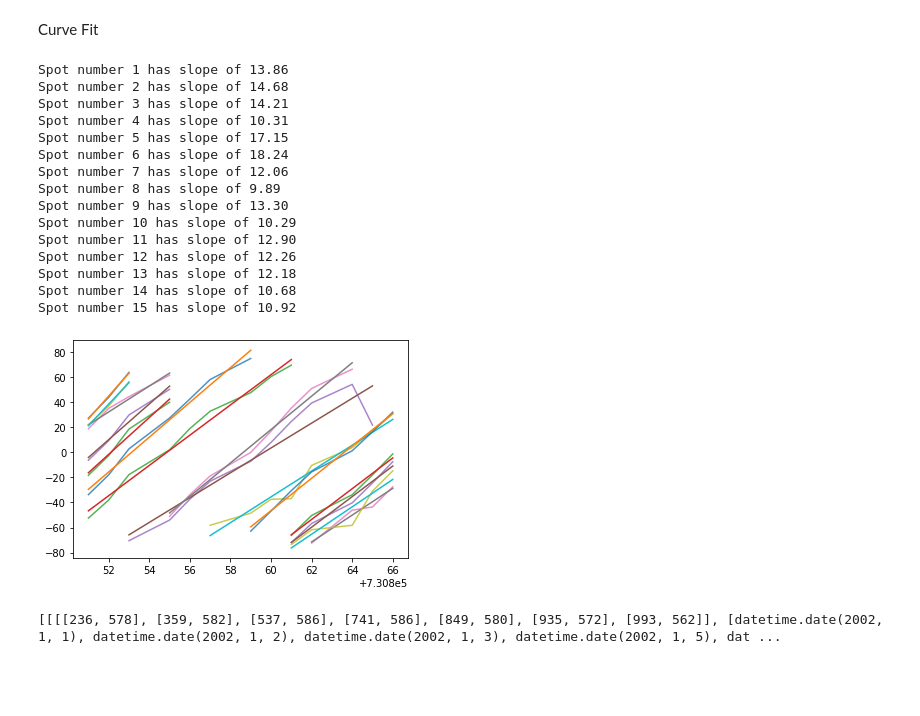
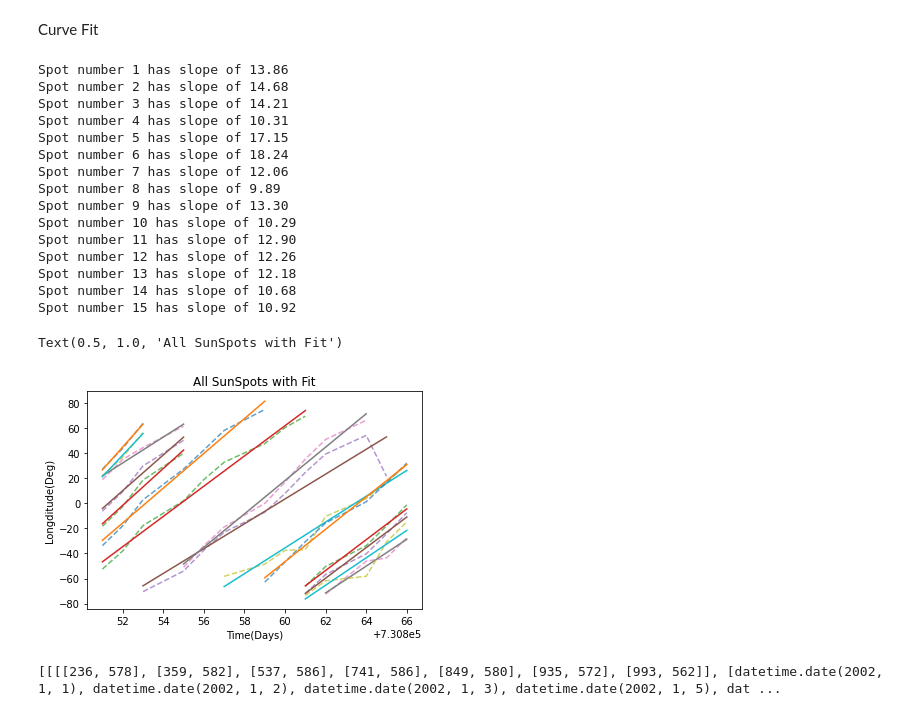
Before and after one commit to StephenJohnson-CardiffUni/Astro, a Jupyter notebook: SunSpot.ipynb, the cells around one changed output. Cells and saved outputs as stored; diff of their text form; code cells hidden in the pictures; blank space fills up the shorter version.

Commit message:
More pretty (curve fit graph)

```diff
--- a/SunSpot.ipynb
+++ b/SunSpot.ipynb
@@ -313,35 +313,40 @@ from scipy.optimize import curve_fit
 
 def lineFunc(x,m,c):
   return (m*x)+c
 
 
 #array for curvefitdatas tolive in
 FullcurveData = [ [[]for i in range(2)] for i in range(len(timeList))]
 
 for i in range(len(timeList)-1):
   popt,pcov = curve_fit(lineFunc,timeList[i][0],cleanedList[i][4])
   FullcurveData[i][0] = popt
   FullcurveData[i][1] = pcov
-  plt.plot(timeList[i][0],cleanedList[i][4],alpha=0.8)
+  plt.plot(timeList[i][0],cleanedList[i][4],"--",alpha=0.7)
   plt.plot(timeList[i][0],lineFunc(timeList[i][0],FullcurveData[i][0][0],FullcurveData[i][0][1]))
   print(f"Spot number {i+1} has slope of {FullcurveData[i][0][0]:.2f}")
+
+plt.xlabel("Time(Days)")
+plt.ylabel("Longditude(Deg)")
+plt.title("All SunSpots with Fit")
 # %% [output]
 Spot number 1 has slope of 13.86
 Spot number 2 has slope of 14.68
 Spot number 3 has slope of 14.21
 Spot number 4 has slope of 10.31
 Spot number 5 has slope of 17.15
 Spot number 6 has slope of 18.24
 Spot number 7 has slope of 12.06
 Spot number 8 has slope of 9.89
 Spot number 9 has slope of 13.30
 Spot number 10 has slope of 10.29
 Spot number 11 has slope of 12.90
 Spot number 12 has slope of 12.26
 Spot number 13 has slope of 12.18
 Spot number 14 has slope of 10.68
 Spot number 15 has slope of 10.92
+Text(0.5, 1.0, 'All SunSpots with Fit')
-[figure, old version]
+[figure, new version]
 # %%
 print(cleanedList)
 # %% [output]
```
